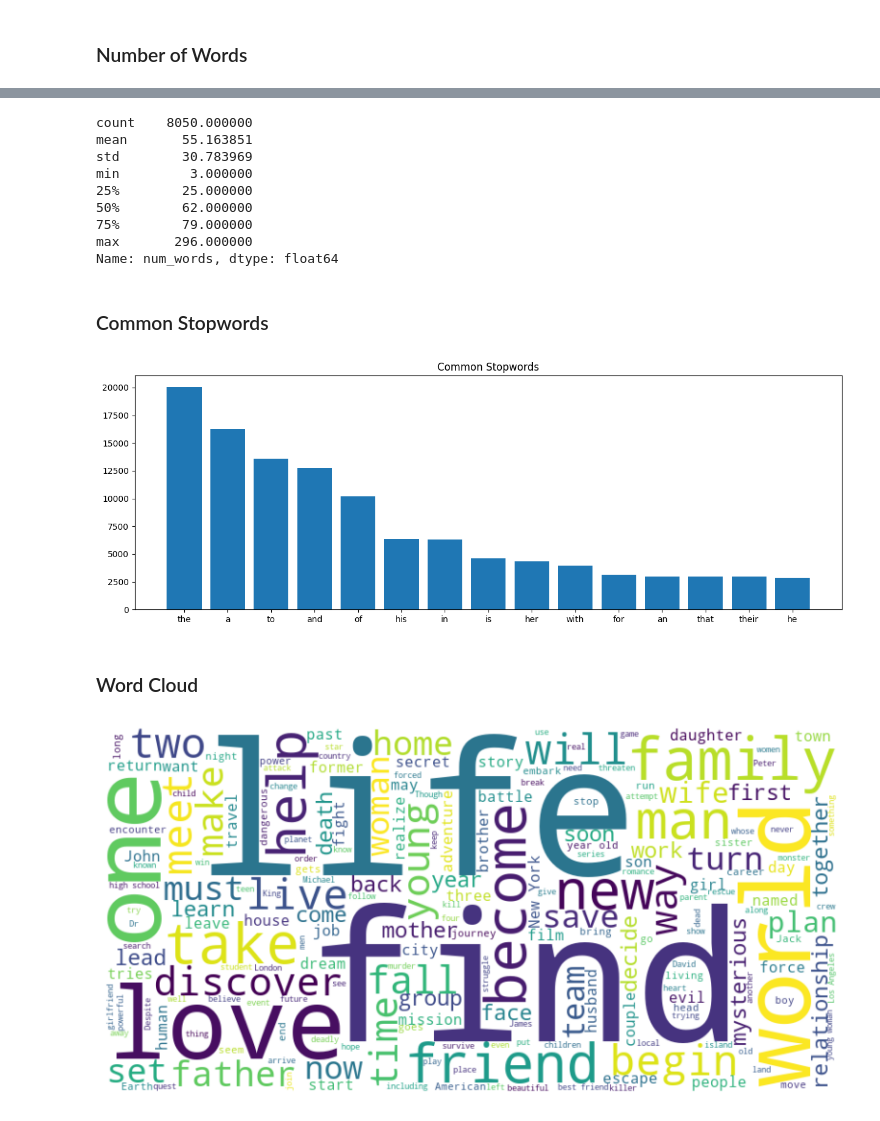
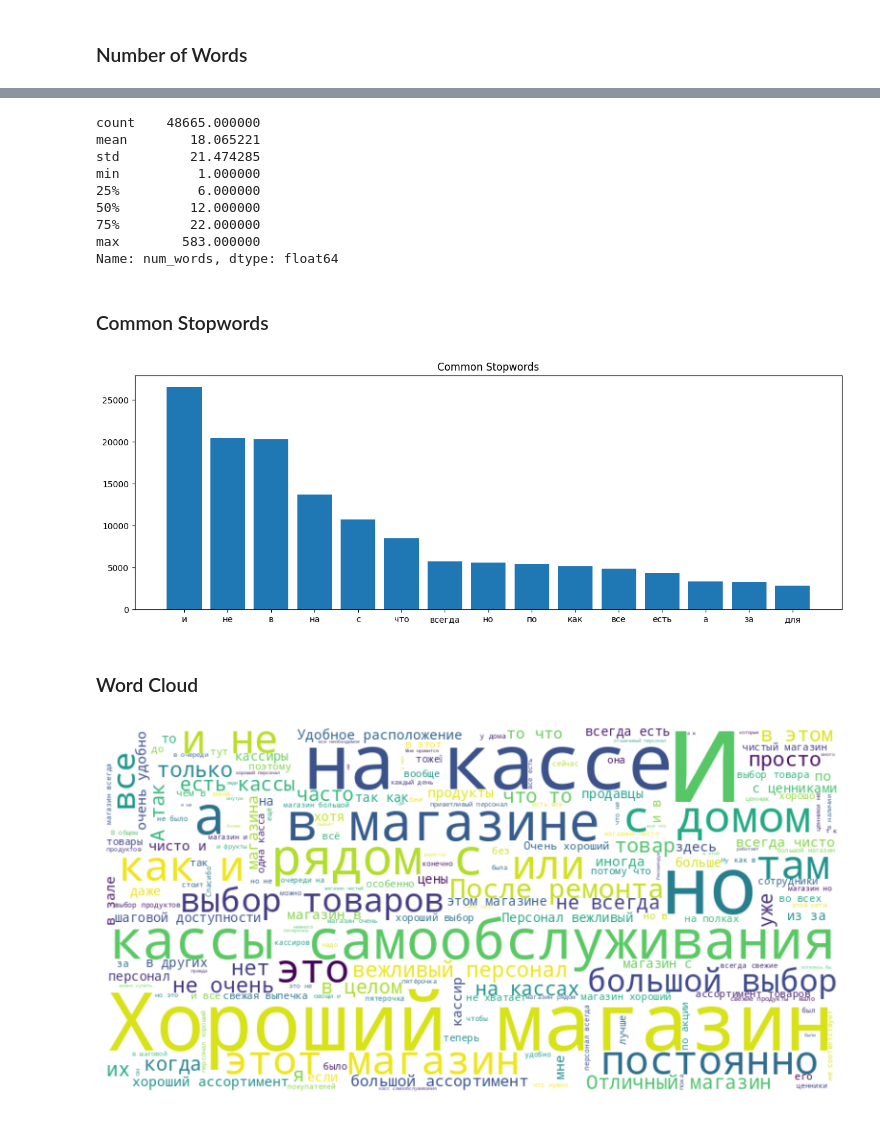
Before and after one commit to e0xextazy/nlp_huawei_new2_task, a Jupyter notebook: EDA.ipynb, the cells around one changed output, grey strips where cells are left out. Drawn from its saved outputs; the diff is of its cells as text; code cells hidden in the pictures.

```diff
--- a/EDA.ipynb
+++ b/EDA.ipynb
@@ -142,7 +135,7 @@ print_texts(comedy_genre)
 ### Number of Characters
 # %%
 fig = plt.figure(figsize=(15, 5))
-train["num_characters"] = train["movie_description"].str.len()
+train["num_characters"] = train["text"].str.len()
 
 sns.histplot(data=train, x="num_characters")
 plt.title("Number of Characters")
@@ -165,7 +158,7 @@ fig.show()
 ### Number of Words
 # %%
 fig = plt.figure(figsize=(15, 5))
-train["num_words"] = train["movie_description"].apply(
+train["num_words"] = train["text"].apply(
     lambda x: len(str(x).split()))
 sns.histplot(data=train, x="num_words")
 plt.title("Number of Words")
@@ -187,22 +180,22 @@ fig.show()
 # %%
 train["num_words"].describe()
 # %% [output]
-count    8050.000000
-mean       55.163851
-std        30.783969
-min         3.000000
-25%        25.000000
-50%        62.000000
-75%        79.000000
-max       296.000000
+count    48665.000000
+mean        18.065221
+std         21.474285
+min          1.000000
+25%          6.000000
+50%         12.000000
+75%         22.000000
+max        583.000000
 Name: num_words, dtype: float64
 # %% [markdown]
 ### Common Stopwords
 # %%
 fig = plt.figure(figsize=(15, 5))
 
-stop_words = set(stopwords.words("english"))
-corpus = "".join(map(str, train.movie_description)).split()
+stop_words = set(stopwords.words("russian"))
+corpus = "".join(map(str, train.text)).split()
 
 dic = defaultdict(int)
 for word in corpus:
@@ -214,16 +207,16 @@ plt.bar(x, y)
 plt.title("Common Stopwords")
 plt.show()
 # %% [output]
-[figure, old version]
+[figure, new version]
 # %% [markdown]
 ### Word Cloud
 # %%
 wordcloud = WordCloud(background_color="white", width=800, height=400).generate(
-    "".join(map(str, train.movie_description)))
+    "".join(map(str, train.text)))
 
 plt.figure(figsize=(20, 5))
 plt.imshow(wordcloud, interpolation="bilinear")
 plt.axis("off")
 plt.show()
 # %% [output]
-[figure, old version]
+[figure, new version]
```
Also changed, not shown: parts of 13 cells of this notebook, 16 other files.
